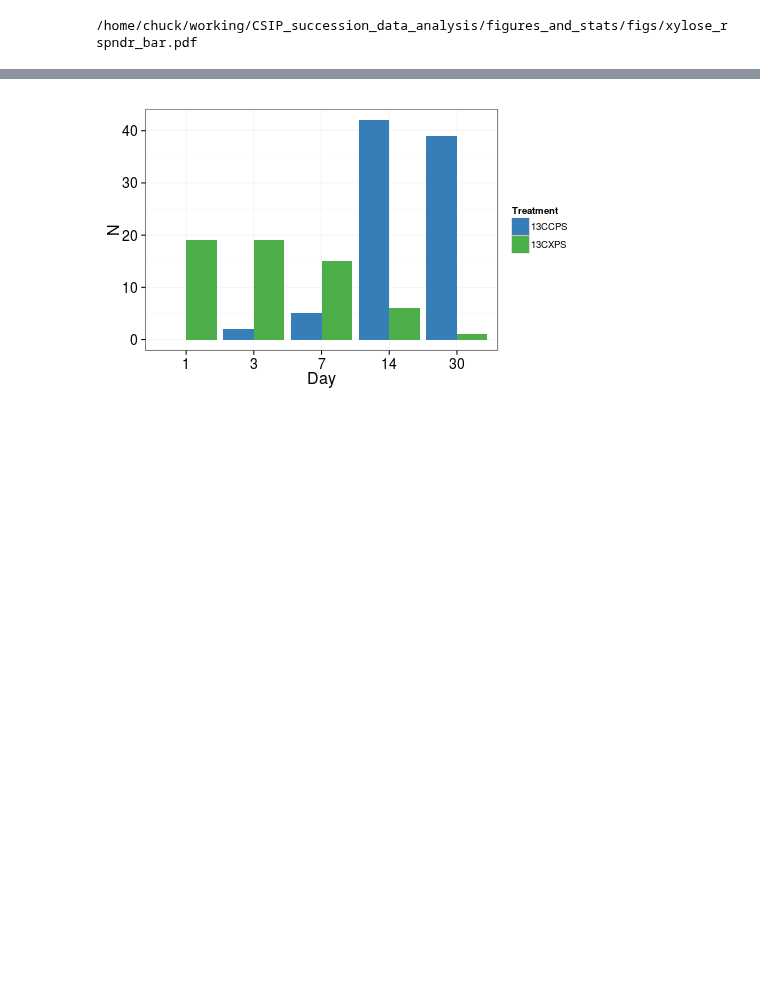
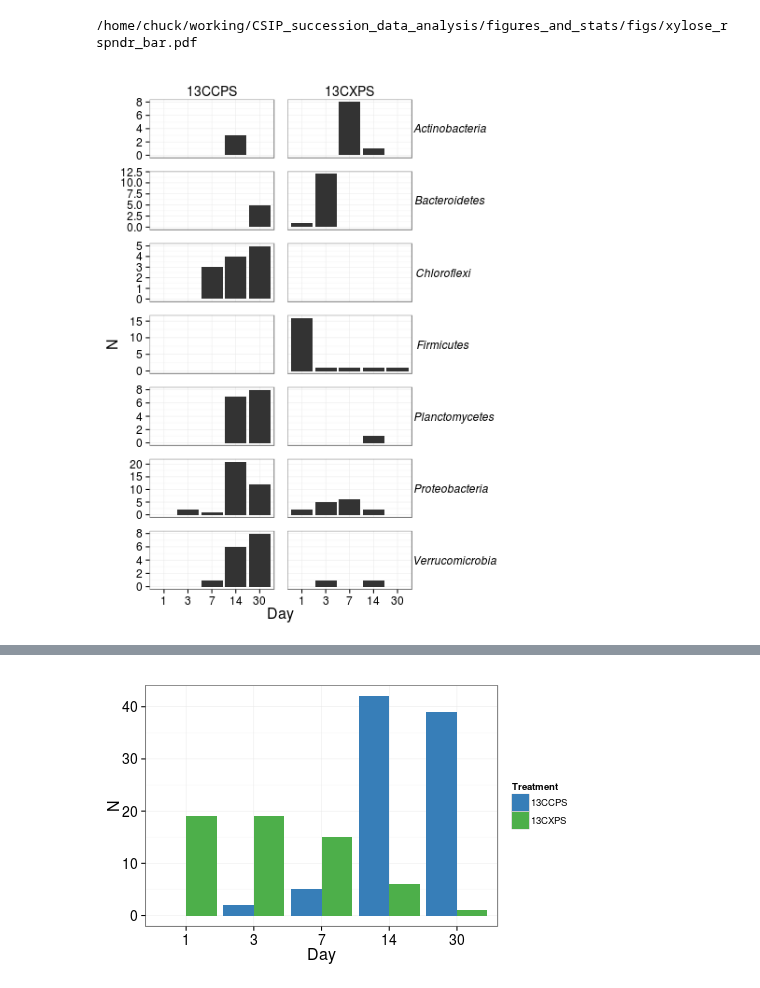
Before and after one commit to chuckpr/CSIP_succession_data_analysis, a Jupyter notebook: figures_and_stats/counts.ipynb, the cells around one changed output, grey strips where cells are left out. Saved outputs shown, nothing was run; the diff lists cells and outputs as text; code cells hidden in the pictures; blank space fills up the shorter version.

```diff
--- a/figures_and_stats/counts.ipynb
+++ b/figures_and_stats/counts.ipynb
@@ -607,3 +601,39 @@ ggsave("figs/xylose_rspndr_bar.pdf", p, h = 6, w = 3)
 FileLink("figs/xylose_rspndr_bar.pdf")
 # %% [output]
 /home/chuck/working/CSIP_succession_data_analysis/figures_and_stats/figs/xylose_rspndr_bar.pdf
+# %%
+%%R -h 600 -w 450
+FDR = 0.10
+
+d = l2fc.df %>%
+    filter(padj <= FDR) %>%
+    group_by(Day, Rank2, Treatment) %>%
+    summarize(N = n()) %>%
+    filter(Rank2 %in% c("Actinobacteria",
+                        "Firmicutes",
+                        "Bacteroidetes",
+                        "Chloroflexi",
+                        "Verrucomicrobia",
+                        "Planctomycetes",
+                        "Proteobacteria"))
+
+p = ggplot(d, aes(x = factor(Day), y = N))
+
+p = p + facet_grid(Rank2 ~ Treatment, scales = "free_y")
+
+p = p + geom_bar(stat = "identity")
+
+p = p + theme_bw()
+
+p = p + theme(axis.text = element_text(size = 12),
+              axis.title = element_text(size = 16),
+              strip.text.y = element_text(size = 12, angle = 0, hjust = 0.1, face = "italic"),
+              strip.text.x = element_text(size = 14),
+              strip.background = element_blank(),
+              panel.margin = unit(1, "lines"))
+
+p = p + labs(x = "Day")
+
+p
+# %% [output]
+[figure, added]
```
Also changed, not shown: parts of 6 cells of this notebook, 4 other files.
